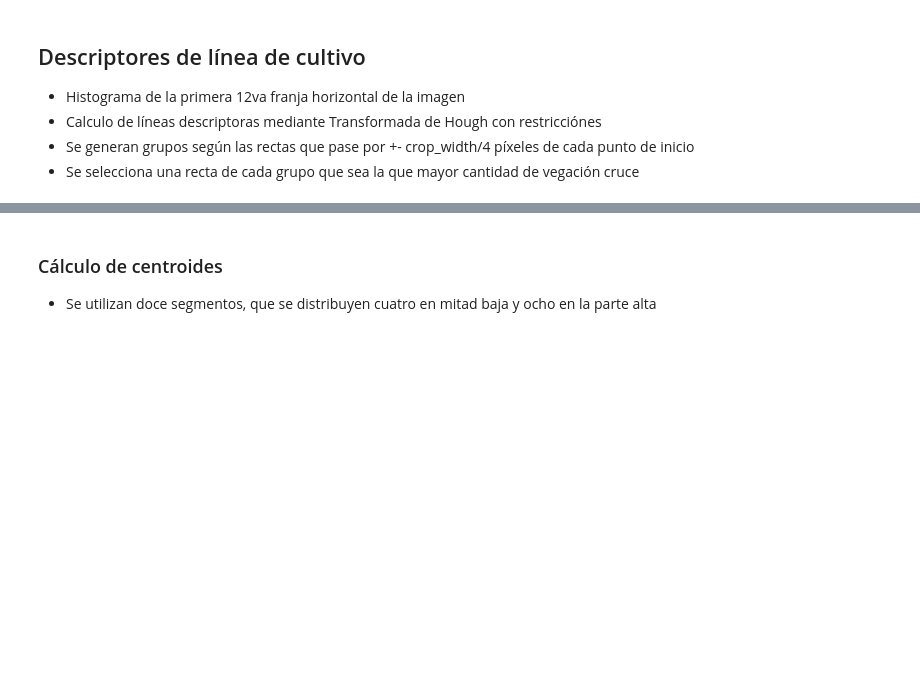
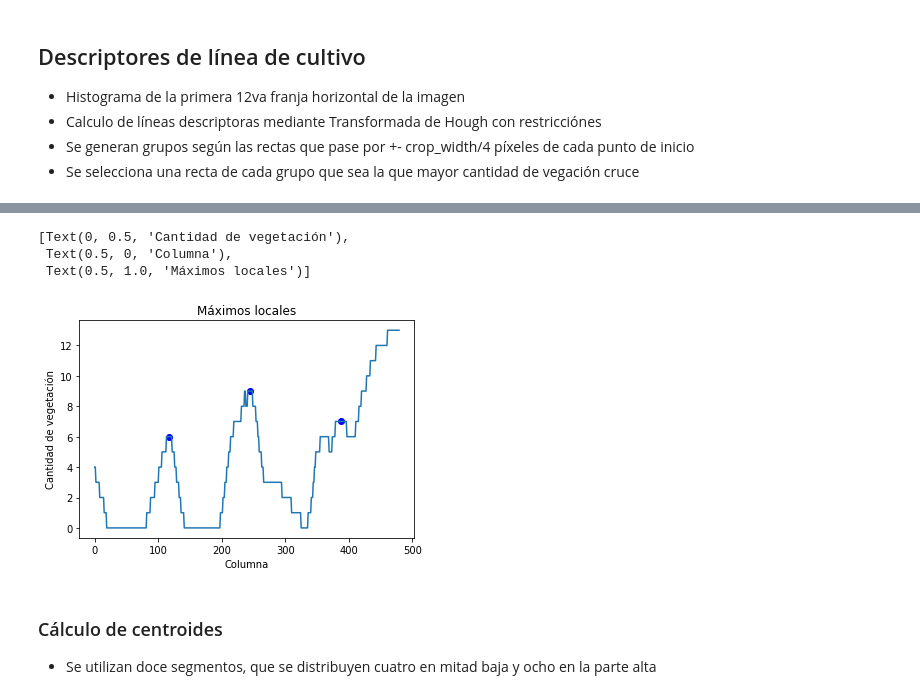
Before and after one commit to joseluisnoguera/Simple-weed-detection, a Jupyter notebook: tesis_project_env/algorithms/AlgoritmoDeDetección.ipynb, the cells around one changed output, grey strips where cells are left out. Saved outputs shown, nothing was run; the diff lists cells and outputs as text; code cells hidden in the pictures; blank space fills up the shorter version.

```diff
--- a/tesis_project_env/algorithms/AlgoritmoDeDetección.ipynb
+++ b/tesis_project_env/algorithms/AlgoritmoDeDetección.ipynb
@@ -214,26 +217,31 @@ indexes = get_maximum_points(eroded[morph.shape[0] - h_space:morph.shape[0], 0:m
 # %%
 # Detección de picos, basados en una ventana de desplazamiento y punto de inflexión
 # Los interpola
 
-# indexes = peakutils.indexes(
-#     smoothed, thres=0.05/max(smoothed_2dg), min_dist=crop_width_bottom*1.8)
+indexes = peakutils.indexes(
+    smoothed_2dg, thres=0.05/max(smoothed_2dg), min_dist=crop_width_bottom*1.8)
 
-# fig, ax = plt.subplots()
-# ax.plot(x, smoothed)
-# ax.scatter(indexes, smoothed[indexes], c='blue')
-# ax.set(xlabel='Columna', ylabel='Cantidad de vegetación', title='Máximos locales')
+fig, ax = plt.subplots()
+ax.plot(x, smoothed_2dg)
+ax.scatter(indexes, smoothed_2dg[indexes], c='blue')
+ax.set(xlabel='Columna', ylabel='Cantidad de vegetación', title='Máximos locales')
 
 #------------
 # histogram = histogram.astype(np.int16)
 # indexes = peakutils.indexes(
 #     histogram, thres=0.05/max(histogram), min_dist=crop_width_bottom*1.8)
 
 # fig, ax = plt.subplots()
 # ax.plot(x, histogram)
 # ax.scatter(indexes, histogram[indexes], c='blue')
 # ax.set(xlabel='Columna', ylabel='Cantidad de vegetación', title='Máximos locales')
 # fig.savefig('img/test/histogram_vegetation_smoothed+peaks.png')
 # plt.show()
+# %% [output]
+[Text(0, 0.5, 'Cantidad de vegetación'),
+ Text(0.5, 0, 'Columna'),
+ Text(0.5, 1.0, 'Máximos locales')]
+[figure, added]
 # %%
 # Dibujar linea para mostrar sector analizado, y guarda
 
```
Also changed, not shown: parts of 5 cells of this notebook, 2 other files.
